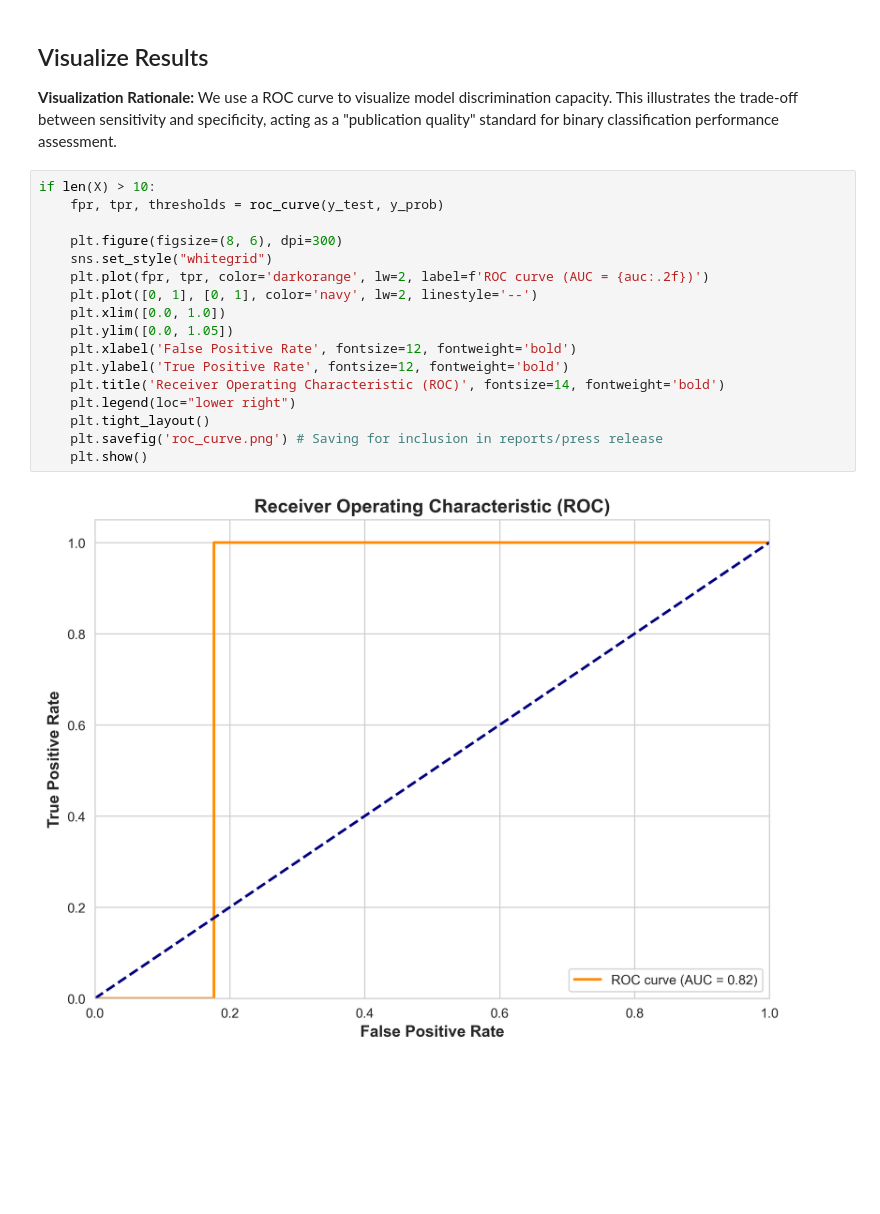
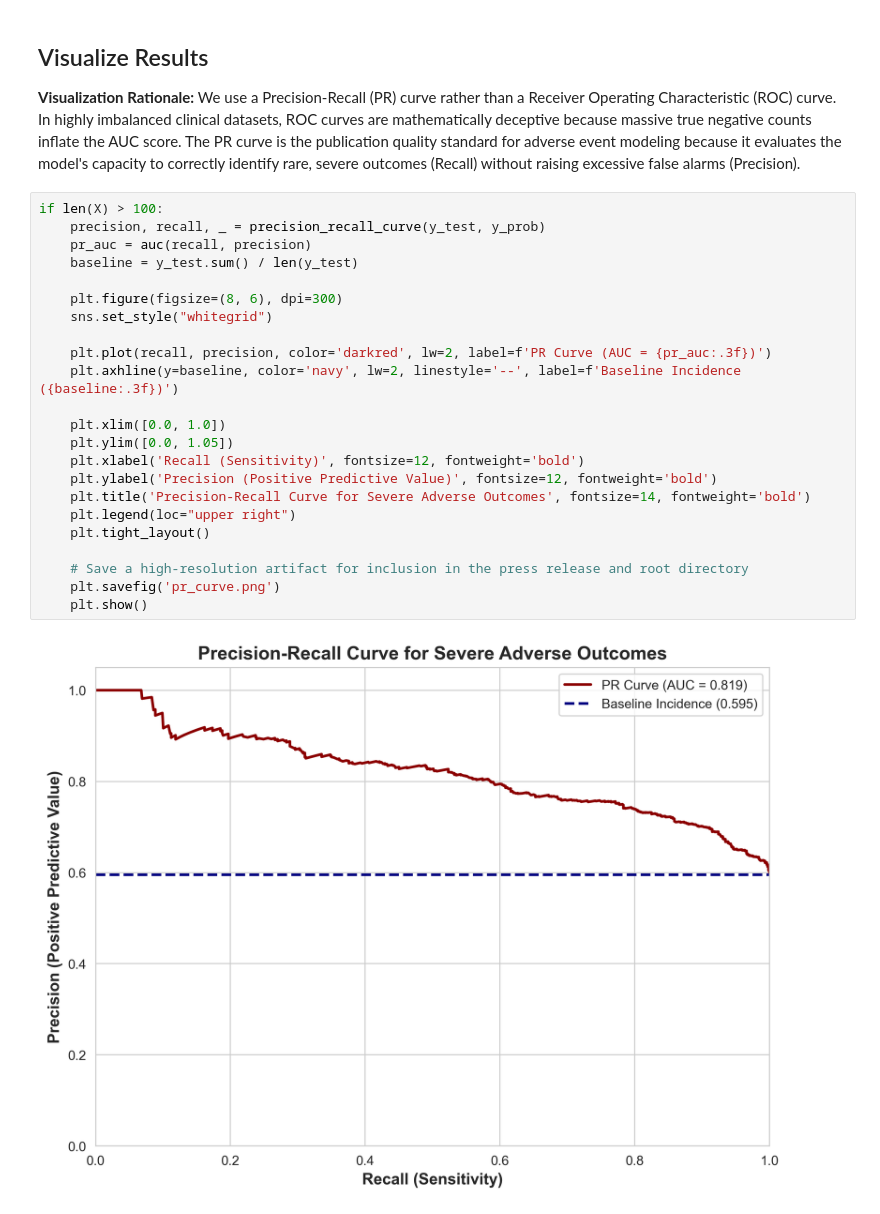
Before and after one commit to mrcarlson3/faers-signal-ml, a Jupyter notebook: pipeline.ipynb, the cells around one changed output. Saved outputs shown, nothing was run; the diff lists cells and outputs as text; blank space fills up the shorter version.

Commit message:
'updated pipeline with new specific problem and solution'

```diff
--- a/pipeline.ipynb
+++ b/pipeline.ipynb
@@ -96,22 +147,28 @@ ROC AUC Score: 0.8235
 # %% [markdown]
 ## Visualize Results
-**Visualization Rationale:** We use a ROC curve to visualize model discrimination capacity. This illustrates the trade-off between sensitivity and specificity, acting as a "publication quality" standard for binary classification performance assessment.
+**Visualization Rationale:**  We use a Precision-Recall (PR) curve rather than a Receiver Operating Characteristic (ROC) curve. In highly imbalanced clinical datasets, ROC curves are mathematically deceptive because massive true negative counts inflate the AUC score. The PR curve is the publication quality standard for adverse event modeling because it evaluates the model's capacity to correctly identify rare, severe outcomes (Recall) without raising excessive false alarms (Precision).
 # %%
-if len(X) > 10:
-    fpr, tpr, thresholds = roc_curve(y_test, y_prob)
+if len(X) > 100:
+    precision, recall, _ = precision_recall_curve(y_test, y_prob)
+    pr_auc = auc(recall, precision)
+    baseline = y_test.sum() / len(y_test)
 
     plt.figure(figsize=(8, 6), dpi=300)
     sns.set_style("whitegrid")
-    plt.plot(fpr, tpr, color='darkorange', lw=2, label=f'ROC curve (AUC = {auc:.2f})')
-    plt.plot([0, 1], [0, 1], color='navy', lw=2, linestyle='--')
+
+    plt.plot(recall, precision, color='darkred', lw=2, label=f'PR Curve (AUC = {pr_auc:.3f})')
+    plt.axhline(y=baseline, color='navy', lw=2, linestyle='--', label=f'Baseline Incidence ({baseline:.3f})')
+
     plt.xlim([0.0, 1.0])
     plt.ylim([0.0, 1.05])
-    plt.xlabel('False Positive Rate', fontsize=12, fontweight='bold')
-    plt.ylabel('True Positive Rate', fontsize=12, fontweight='bold')
-    plt.title('Receiver Operating Characteristic (ROC)', fontsize=14, fontweight='bold')
-    plt.legend(loc="lower right")
+    plt.xlabel('Recall (Sensitivity)', fontsize=12, fontweight='bold')
+    plt.ylabel('Precision (Positive Predictive Value)', fontsize=12, fontweight='bold')
+    plt.title('Precision-Recall Curve for Severe Adverse Outcomes', fontsize=14, fontweight='bold')
+    plt.legend(loc="upper right")
     plt.tight_layout()
-    plt.savefig('roc_curve.png') # Saving for inclusion in reports/press release
+
+    # Save a high-resolution artifact for inclusion in the press release and root directory
+    plt.savefig('pr_curve.png')
     plt.show()
 # %% [output]
-[figure, old version]
+[figure, new version]
```
Also changed, not shown: parts of 6 cells of this notebook, 9 other files.
